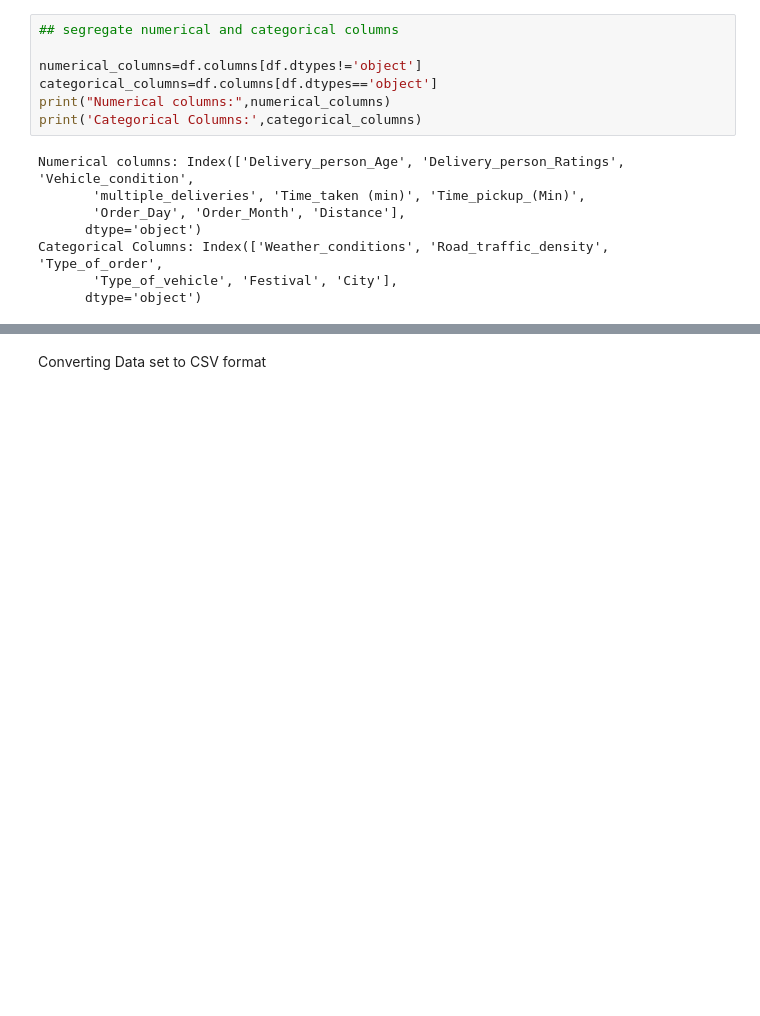
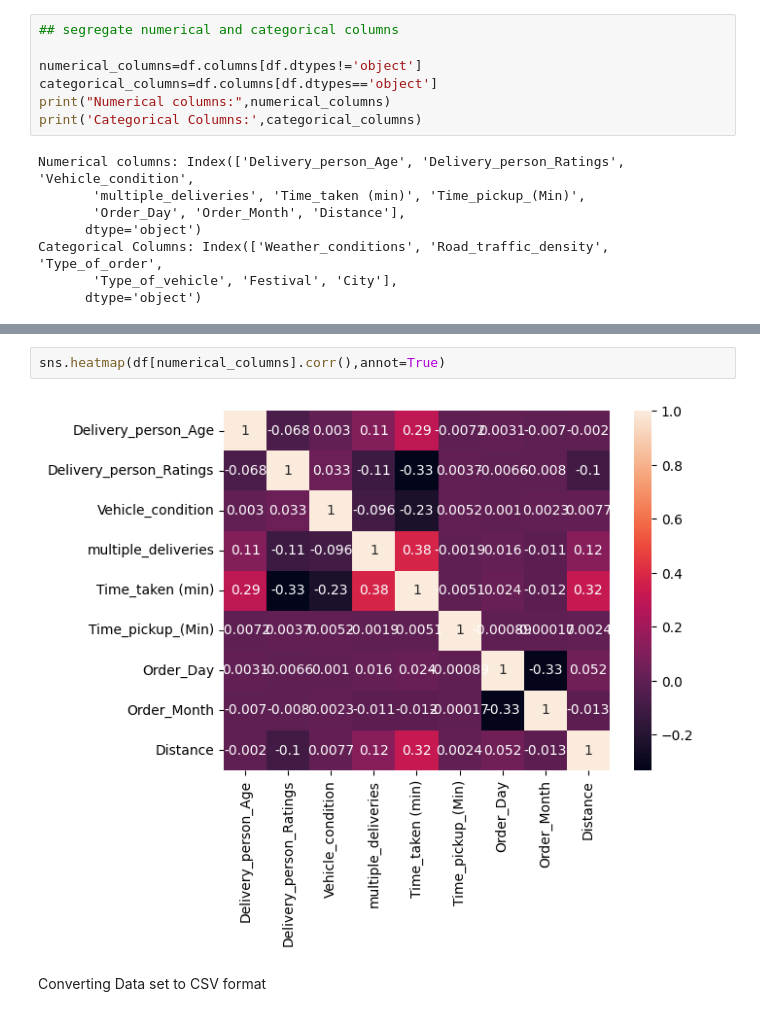
Before and after one commit to SSP972/Delivery_Time_pred, a Jupyter notebook: Delivery_Time_prediction/notebook/EDA.ipynb, the cells around one changed output, grey strips where cells are left out. Saved outputs shown, nothing was run; the diff lists cells and outputs as text; blank space fills up the shorter version.

```diff
--- a/Delivery_Time_prediction/notebook/EDA.ipynb
+++ b/Delivery_Time_prediction/notebook/EDA.ipynb
@@ -306,3 +319,7 @@ Error:
+# %%
+sns.heatmap(df[numerical_columns].corr(),annot=True)
+# %% [output]
+[figure, added]
 # %% [markdown]
 Converting Data set to CSV format
 # %%
```
Also changed, not shown: parts of 13 cells of this notebook, 11 other files.
